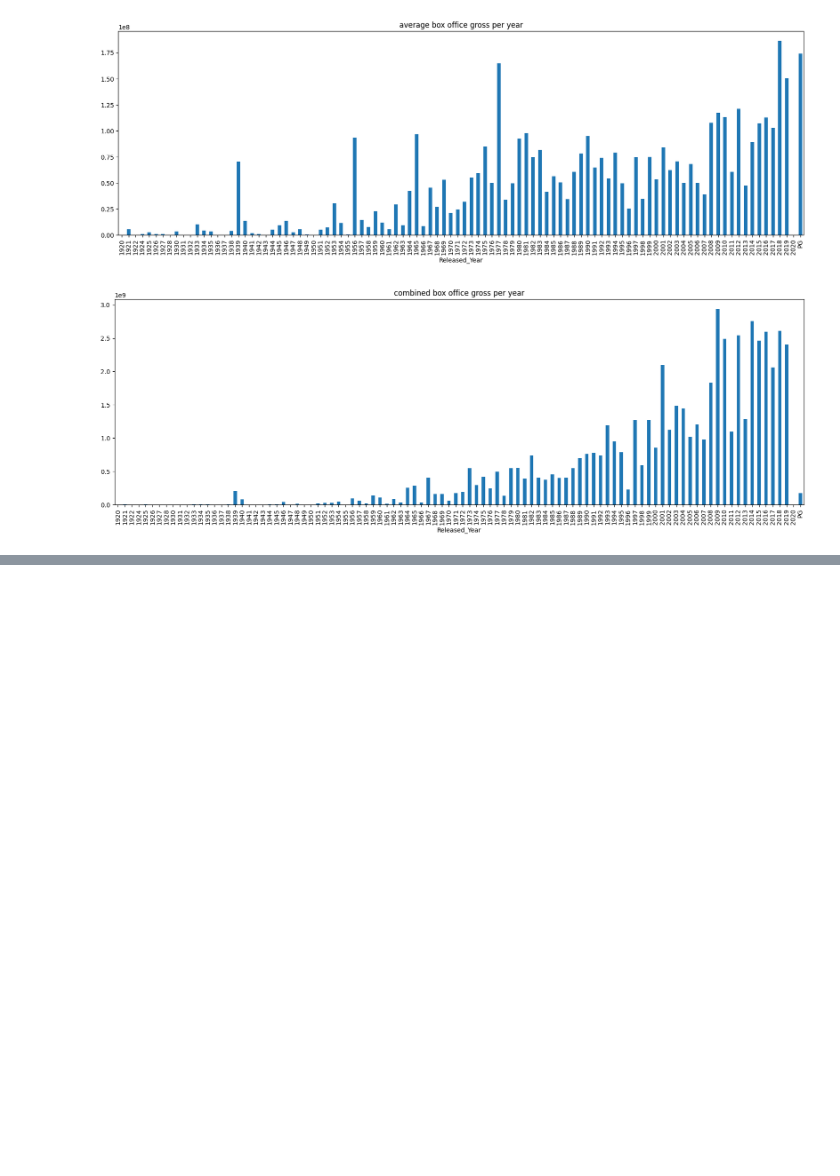
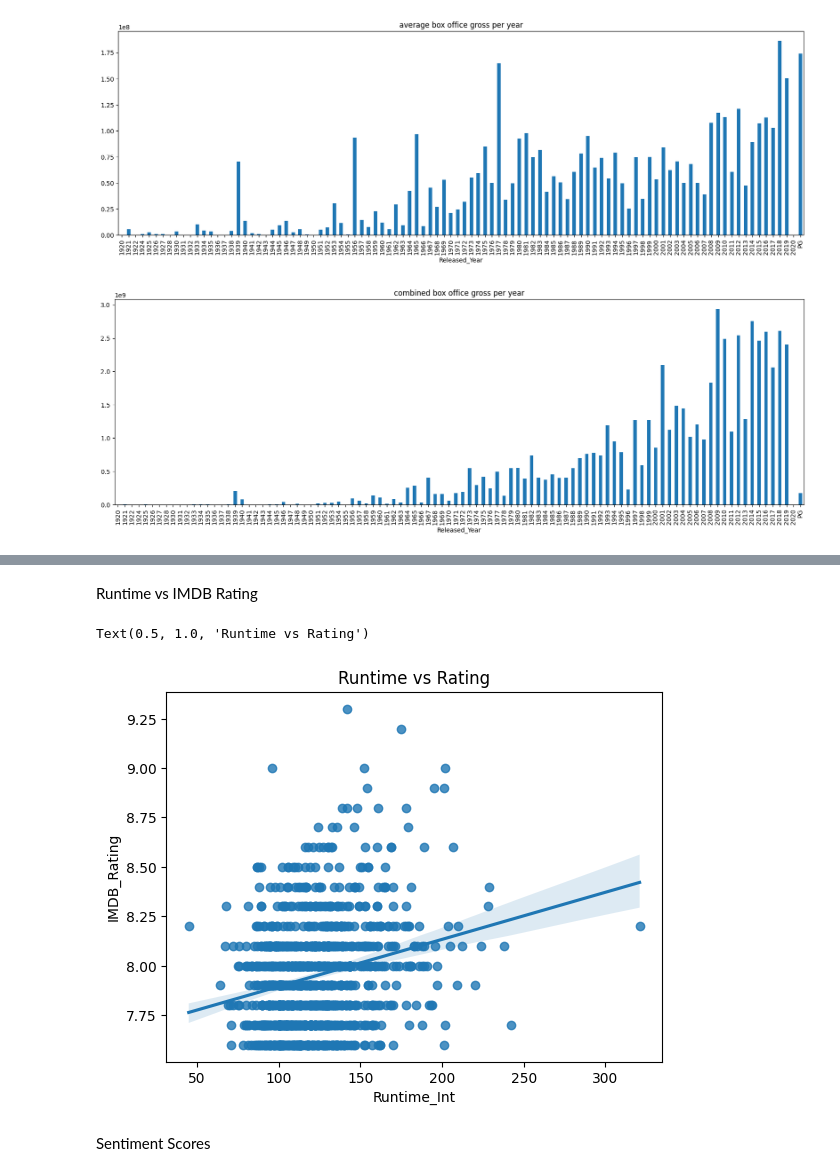
Before and after one commit to EetuHolmi/IMDB_analysis, a Jupyter notebook: exploratory_analysis.ipynb, the cells around one changed output, grey strips where cells are left out. Saved outputs shown, nothing was run; the diff lists cells and outputs as text; code cells hidden in the pictures; blank space fills up the shorter version.

```diff
--- a/exploratory_analysis.ipynb
+++ b/exploratory_analysis.ipynb
@@ -125,0 +153,10 @@ plt.show()
+# %% [markdown]
+Runtime vs IMDB Rating
+# %%
+sns.regplot(x='Runtime_Int', y='IMDB_Rating', data=movie_dataframe)
+plt.title("Runtime vs Rating")
+# %% [output]
+Text(0.5, 1.0, 'Runtime vs Rating')
+[figure, added]
+# %% [markdown]
+Sentiment Scores
```
Also changed, not shown: parts of 4 cells of this notebook, 2 other files.
